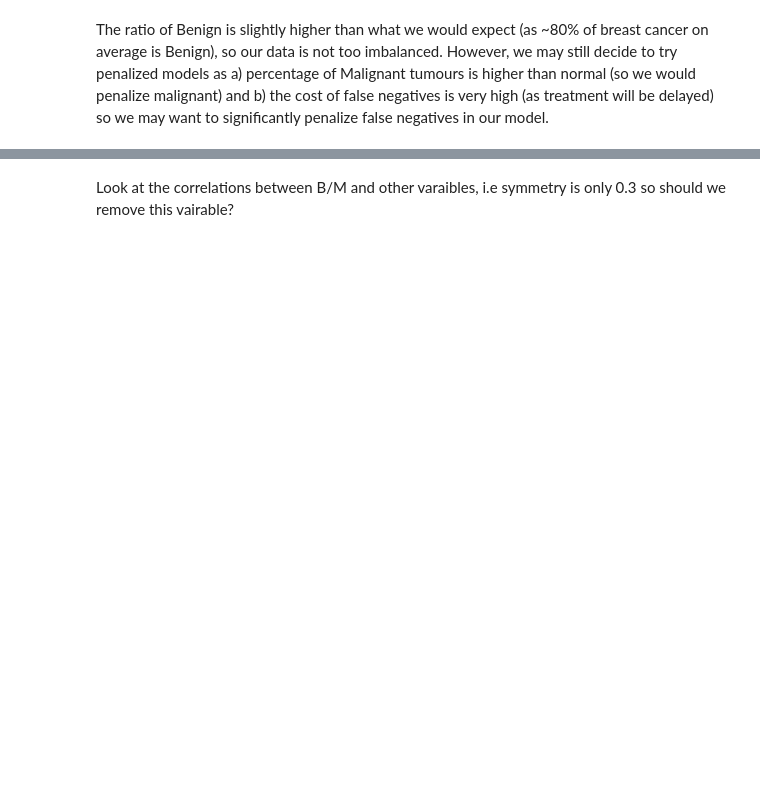
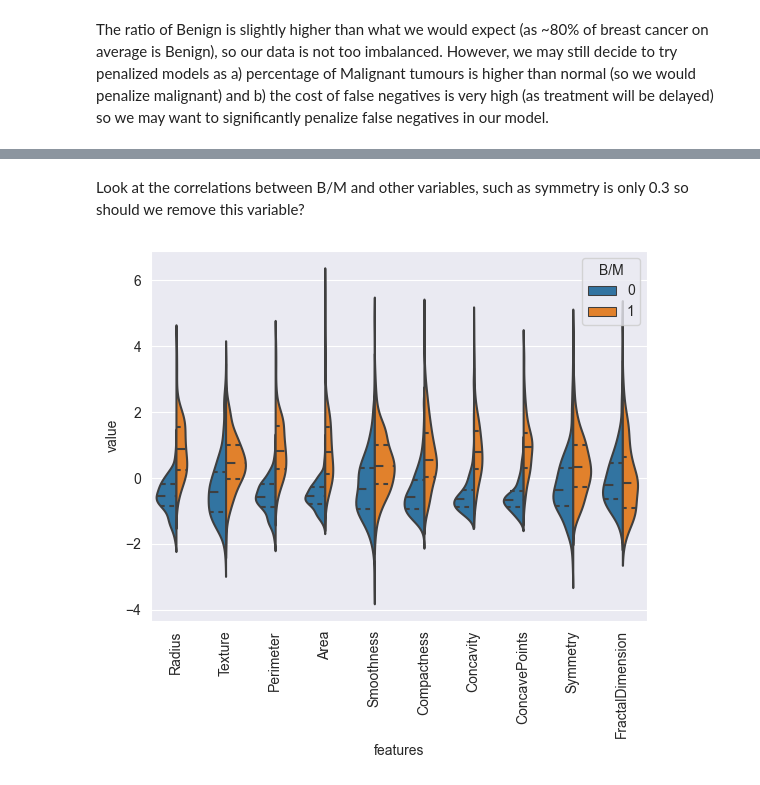
Before and after one commit to Berat03/ml_coursework, a Jupyter notebook: Data Exploration/Data_Load_Explore.ipynb, the cells around one changed output, grey strips where cells are left out. Saved outputs shown, nothing was run; the diff lists cells and outputs as text; code cells hidden in the pictures; blank space fills up the shorter version.

```diff
--- a/Data Exploration/Data_Load_Explore.ipynb
+++ b/Data Exploration/Data_Load_Explore.ipynb
@@ -65,2 +103,12 @@ plt.show()
 # %% [markdown]
-Look at the correlations between B/M and other varaibles, i.e symmetry is only 0.3 so should we remove this vairable?
+Look at the correlations between B/M and other variables, such as symmetry is only 0.3 so should we remove this variable?
+# %%
+temp_y, temp_x = y, x  # so we don't alter original df
+normal_data = (temp_x - temp_x.mean()) / (temp_x.std())  # must be standardized for multi var plot
+data = pd.concat([y, normal_data.iloc[::, :10]], axis=1)  # index 0:10, 10:20, 20: # for usual, se, worst
+data = pd.melt(data, id_vars="B/M", var_name="features", value_name='value')
+sns.violinplot(x="features", y="value", hue="B/M", data=data, split=True, inner="quart")
+plt.xticks(rotation=90)  # roate labels on variables
+plt.show()
+# %% [output]
+[figure, added]
```
Also changed, not shown: parts of 10 cells of this notebook, 2 other files.
